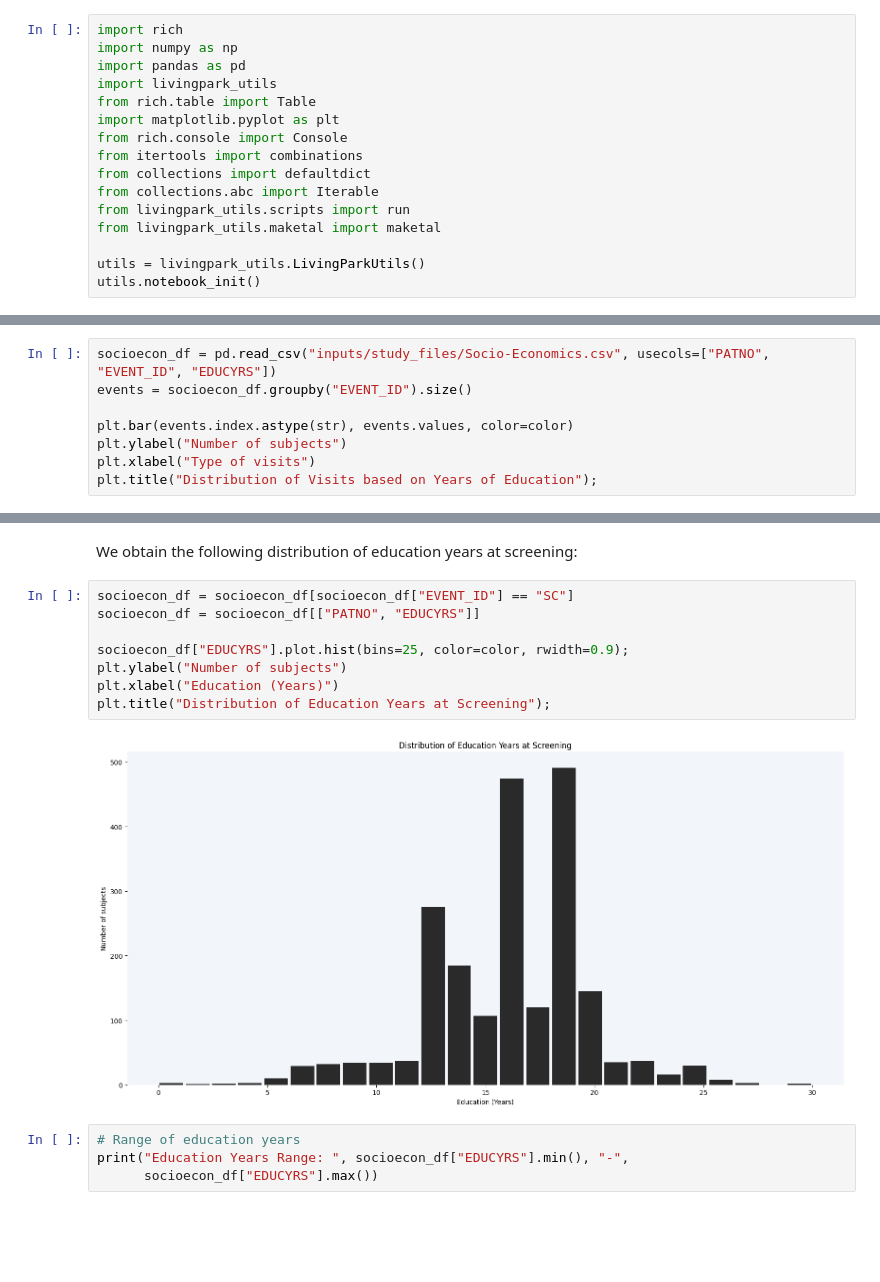
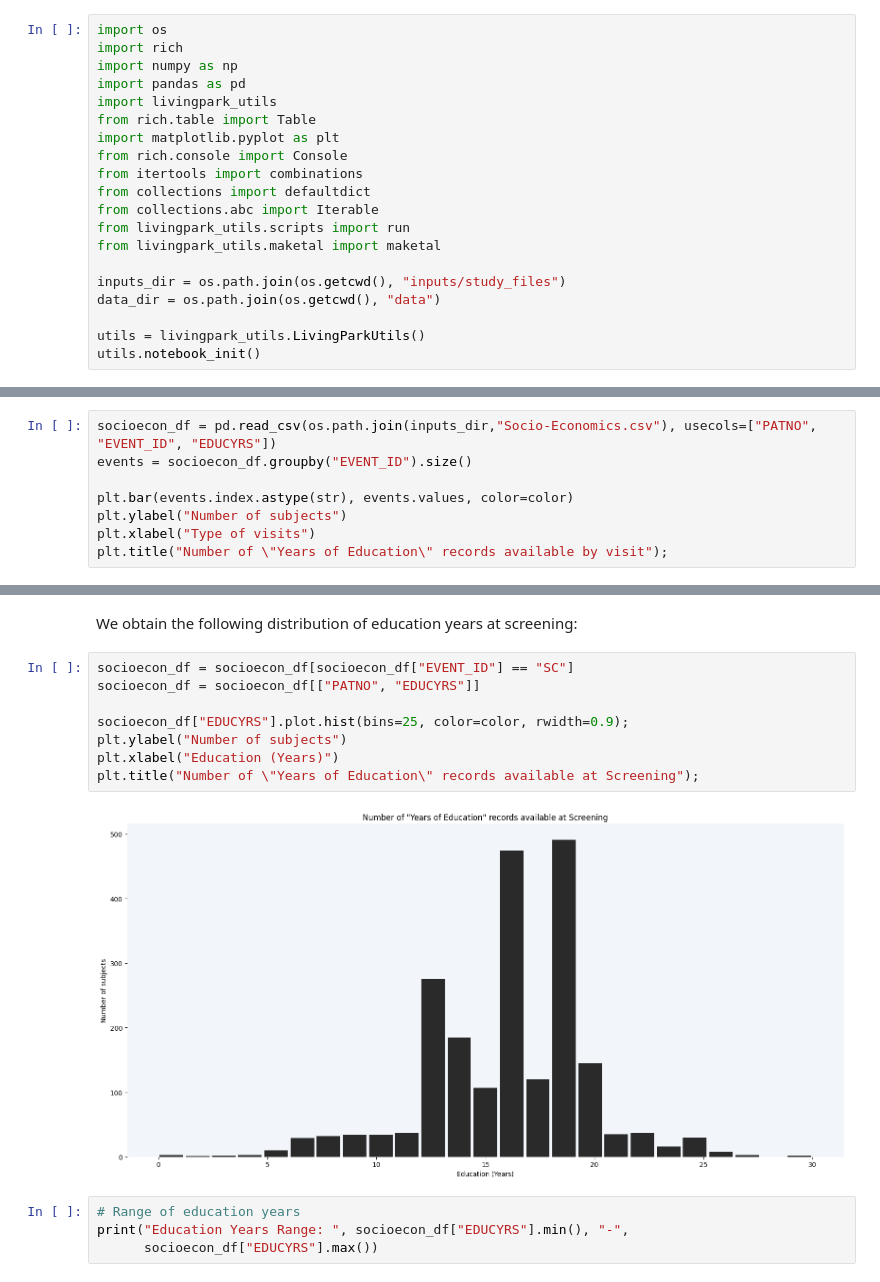
Before and after one commit to LivingPark-MRI/mak-etal-2015, a Jupyter notebook: mak-etal-2015.ipynb, the cells around one changed output, grey strips where cells are left out. Drawn from its saved outputs; the diff is of its cells as text; blank space fills up the shorter version.

Commit message:
right formulation of labels and used os.join.path

```diff
--- a/mak-etal-2015.ipynb
+++ b/mak-etal-2015.ipynb
@@ -40,6 +40,7 @@ The rest of this notebook aims at reproducing these results using the PPMI datas
 # %% [markdown]
 First, let's initialize the notebook by installing software dependencies and importing libraries that we're going to use.
 # %%
+import os
 import rich
 import numpy as np
 import pandas as pd
@@ -53,6 +54,9 @@ from collections.abc import Iterable
 from livingpark_utils.scripts import run
 from livingpark_utils.maketal import maketal
 
+inputs_dir = os.path.join(os.getcwd(), "inputs/study_files")
+data_dir = os.path.join(os.getcwd(), "data")
+
 utils = livingpark_utils.LivingParkUtils()
 utils.notebook_init()
 # %% [output]
@@ -215,11 +221,11 @@ plt.title("Distribution of Gender");
 # %% [markdown]
 While looking at PPMI's socioeconomics, we notice that in the graph below, the education years was mostly recorded at screening. Thus, we will only consider the latter as the other visits might limit the possibility to perform data aggregation for the cohort matching.
 # %%
-socioecon_df = pd.read_csv("inputs/study_files/Socio-Economics.csv", usecols=["PATNO", "EVENT_ID", "EDUCYRS"])
+socioecon_df = pd.read_csv(os.path.join(inputs_dir,"Socio-Economics.csv"), usecols=["PATNO", "EVENT_ID", "EDUCYRS"])
 events = socioecon_df.groupby("EVENT_ID").size()
 
 plt.bar(events.index.astype(str), events.values, color=color)
 plt.ylabel("Number of subjects")
 plt.xlabel("Type of visits")
-plt.title("Distribution of Visits based on Years of Education");
+plt.title("Number of \"Years of Education\" records available by visit");
 # %% [output]
@@ -229,13 +235,13 @@ We obtain the following distribution of education years at screening:
 # %%
 socioecon_df = socioecon_df[socioecon_df["EVENT_ID"] == "SC"]
 socioecon_df = socioecon_df[["PATNO", "EDUCYRS"]]
 
 socioecon_df["EDUCYRS"].plot.hist(bins=25, color=color, rwidth=0.9);
 plt.ylabel("Number of subjects")
 plt.xlabel("Education (Years)")
-plt.title("Distribution of Education Years at Screening");
+plt.title("Number of \"Years of Education\" records available at Screening");
 # %% [output]
-[figure, old version]
+[figure, new version]
 # %%
 # Range of education years
 print("Education Years Range: ", socioecon_df["EDUCYRS"].min(), "-",
```
Also changed, not shown: parts of 24 cells of this notebook.
